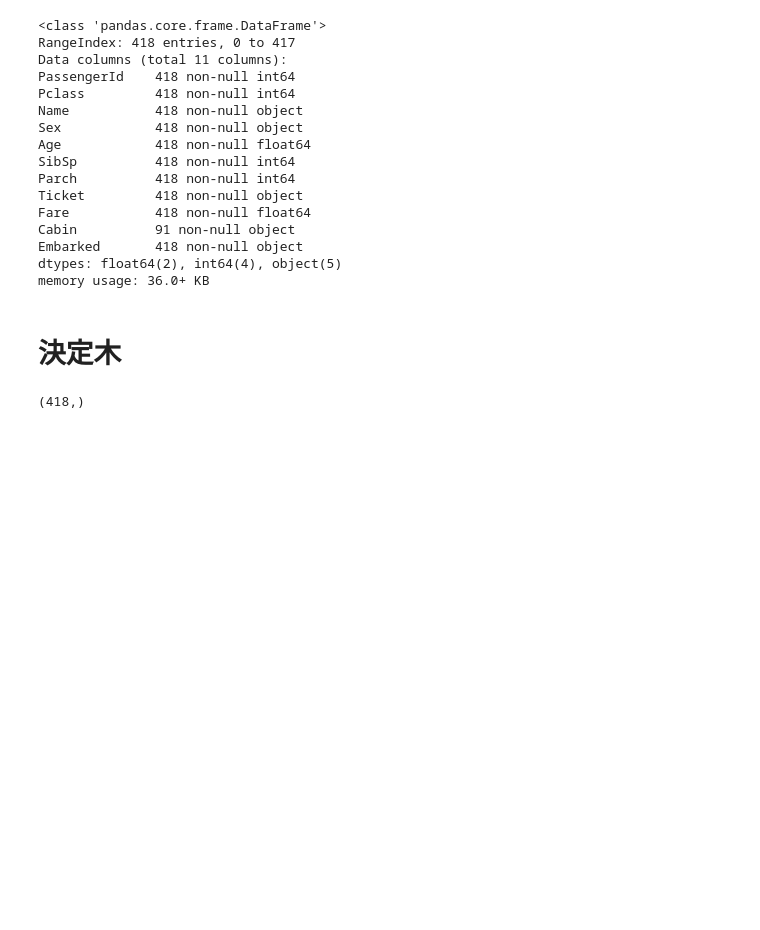
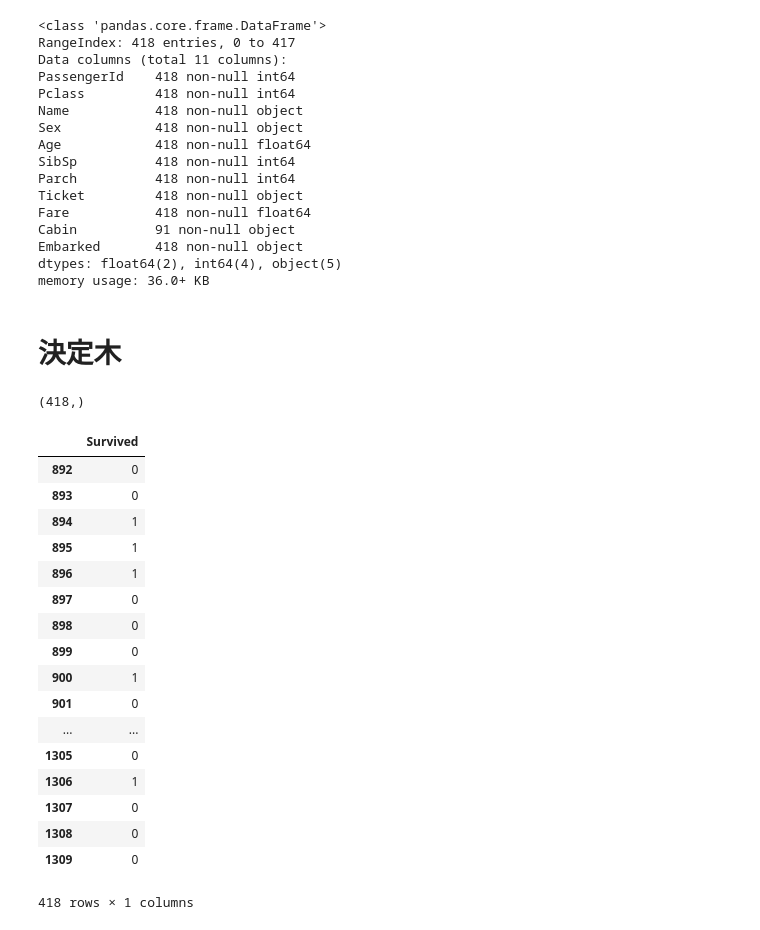
Before and after one commit to yukiohmiya/juno-site-packages, a Jupyter notebook: Kaggle/titanic/DecisionTree.ipynb, the cells around one changed output. Cells and saved outputs as stored; diff of their text form; code cells hidden in the pictures; blank space fills up the shorter version.

```diff
--- a/Kaggle/titanic/DecisionTree.ipynb
+++ b/Kaggle/titanic/DecisionTree.ipynb
@@ -317,8 +246,29 @@ pr.shape
 # %% [output]
 (418,)
 # %%
-p_id = test['PassengerId']
+p_id = np.array(test["PassengerId"]).astype(int)
 
-ans = pd.concat([p_id, pd.Series(pr)], axis=1)
+ans = pd.DataFrame(pr, p_id, columns = ["Survived"])
 
-ans.to_csv('ans_decisiontree.csv', index=False, header=False)
+ans.to_csv('ans_decisiontree.csv', index_label=['PassengerId'])
+# %%
+ans
+# %% [output]
+|  | Survived |
+| 892 | 0 |
+| 893 | 0 |
+| 894 | 1 |
+| 895 | 1 |
+| 896 | 1 |
+| 897 | 0 |
+| 898 | 0 |
+| 899 | 0 |
+| 900 | 1 |
+| 901 | 0 |
+| ... | ... |
+| 1305 | 0 |
+| 1306 | 1 |
+| 1307 | 0 |
+| 1308 | 0 |
+| 1309 | 0 |
+418 rows × 1 columns
```
Also changed, not shown: parts of 6 cells of this notebook, 1 other file.
